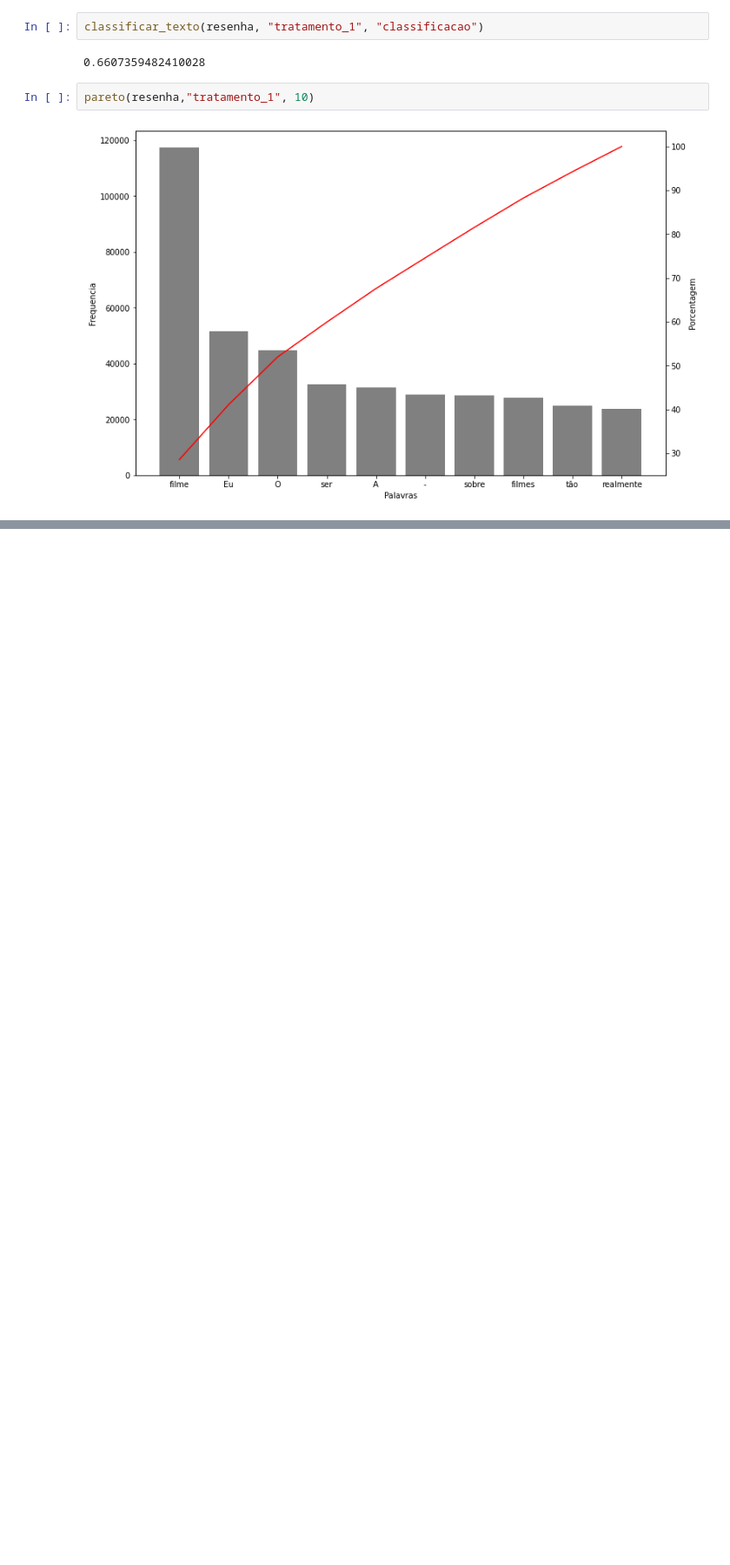
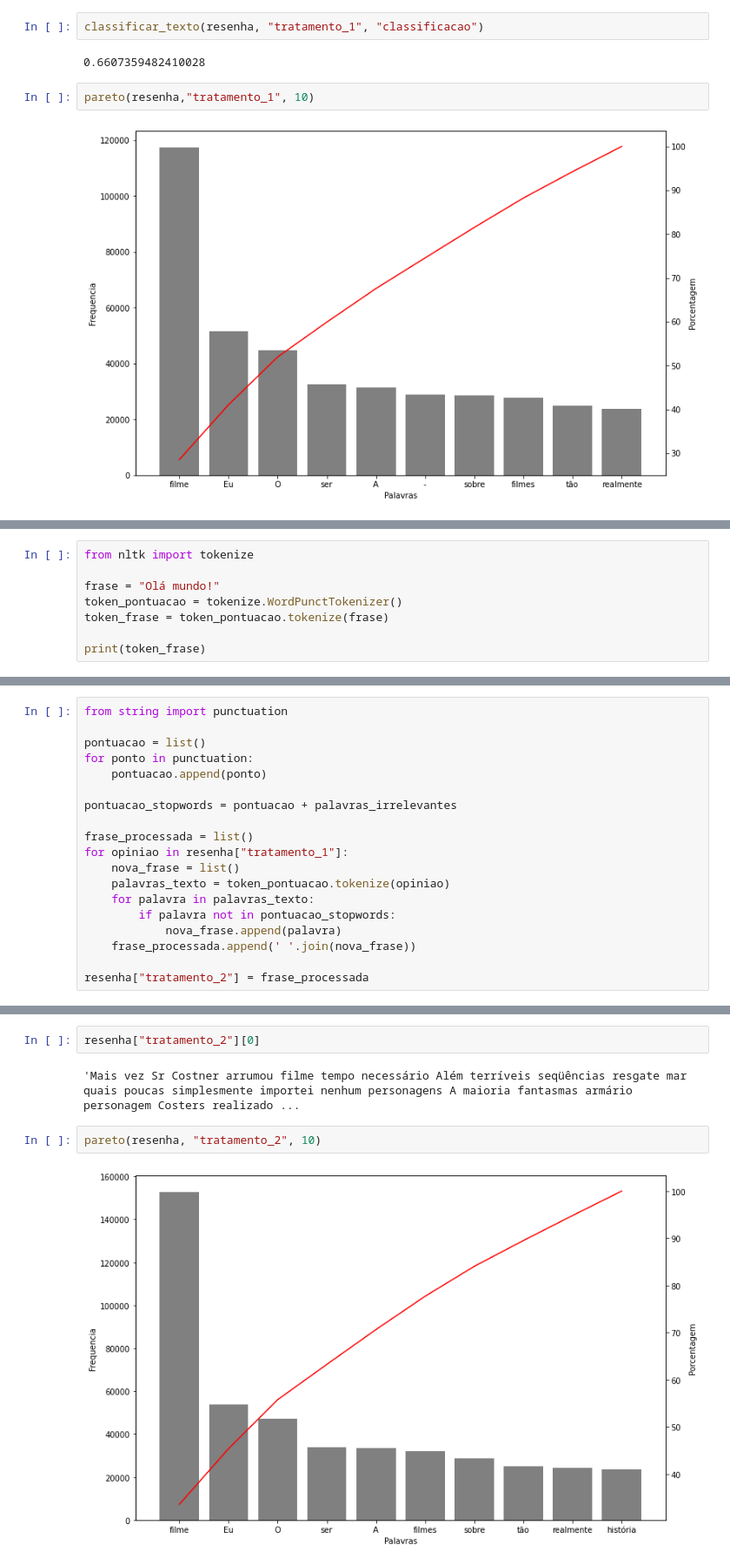
Before and after one commit to jsilverio13/alura, a Jupyter notebook: DataScience/machine-learning/nlp-intro-analise-sentimento/nlp_intro_analise_sentimento.ipynb, the cells around one changed output, grey strips where cells are left out. Shown at 87% size. Saved outputs shown, nothing was run; the diff lists cells and outputs as text; blank space fills up the shorter version.

```diff
--- a/DataScience/machine-learning/nlp-intro-analise-sentimento/nlp_intro_analise_sentimento.ipynb
+++ b/DataScience/machine-learning/nlp-intro-analise-sentimento/nlp_intro_analise_sentimento.ipynb
@@ -290,0 +298,8 @@ pareto(resenha,"tratamento_1", 10)
+# %%
+from nltk import tokenize
+
+frase = "Olá mundo!"
+token_pontuacao = tokenize.WordPunctTokenizer()
+token_frase = token_pontuacao.tokenize(frase)
+
+print(token_frase)
@@ -290,0 +310,19 @@ pareto(resenha,"tratamento_1", 10)
+# %%
+from string import punctuation
+
+pontuacao = list()
+for ponto in punctuation:
+    pontuacao.append(ponto)
+
+pontuacao_stopwords = pontuacao + palavras_irrelevantes
+
+frase_processada = list()
+for opiniao in resenha["tratamento_1"]:
+    nova_frase = list()
+    palavras_texto = token_pontuacao.tokenize(opiniao)
+    for palavra in palavras_texto:
+        if palavra not in pontuacao_stopwords:
+            nova_frase.append(palavra)
+    frase_processada.append(' '.join(nova_frase))
+
+resenha["tratamento_2"] = frase_processada
@@ -290,0 +342,8 @@ pareto(resenha,"tratamento_1", 10)
+# %%
+resenha["tratamento_2"][0]
+# %% [output]
+'Mais vez Sr Costner arrumou filme tempo necessário Além terríveis seqüências resgate mar quais poucas simplesmente importei nenhum personagens A maioria fantasmas armário personagem Costers realizado ...
+# %%
+pareto(resenha, "tratamento_2", 10)
+# %% [output]
+[figure, added]
```
Also changed, not shown: parts of 52 cells of this notebook, 1 other file.
